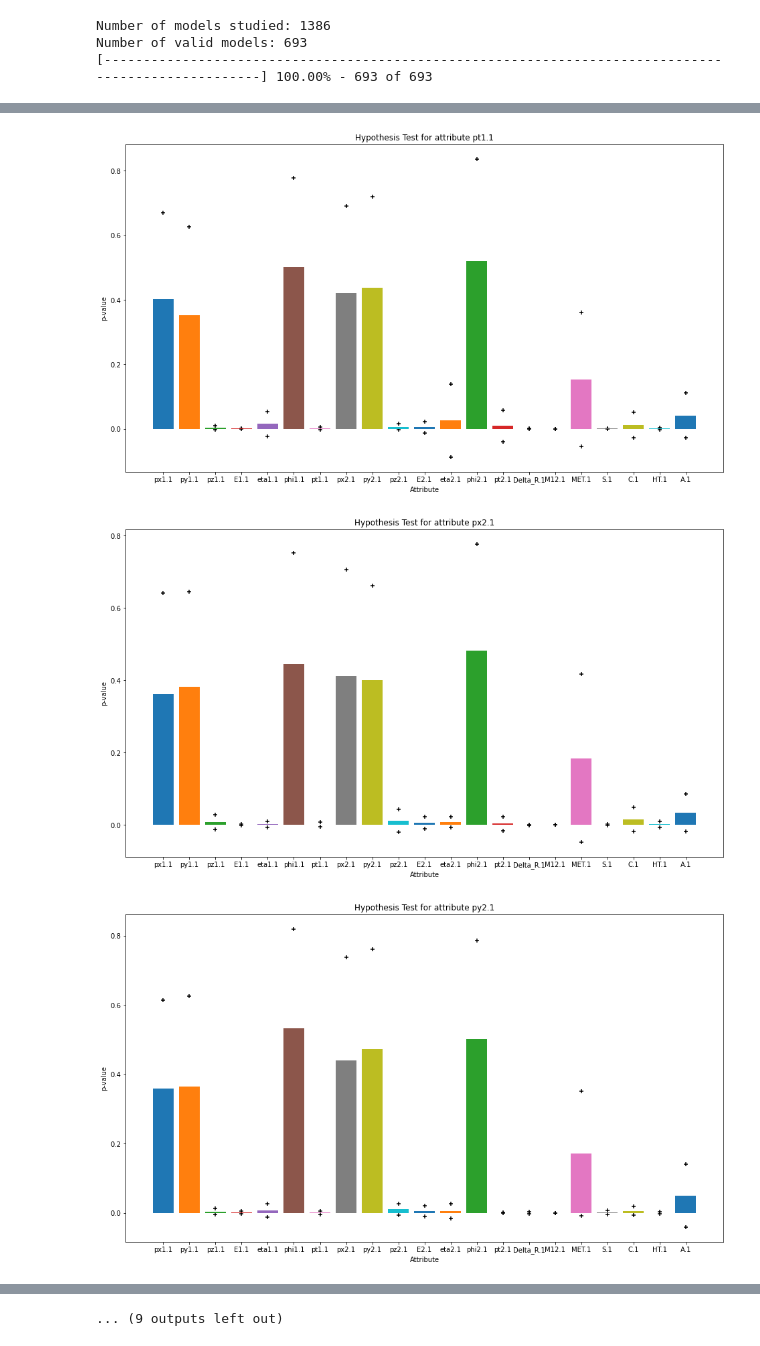
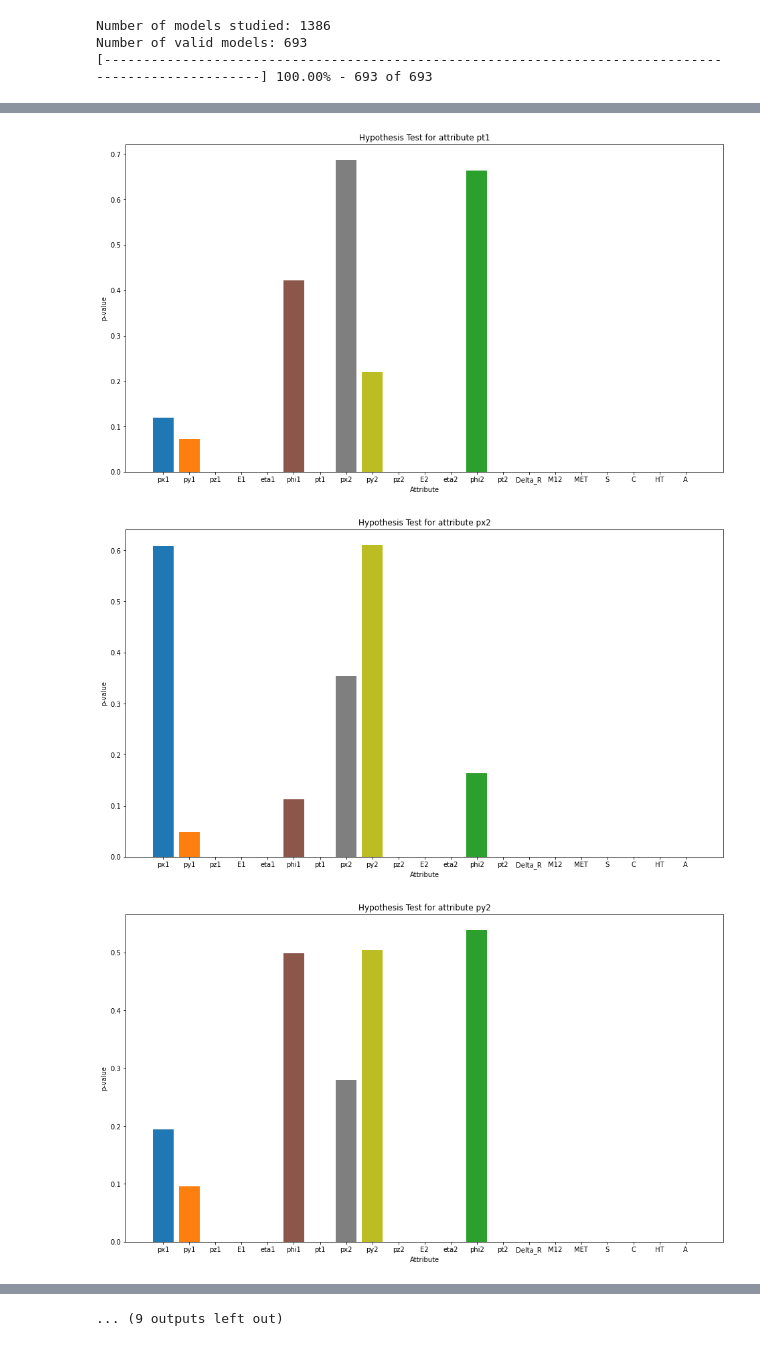
Before and after one commit to Esterci/Learning, a Jupyter notebook: Python/Anomaly_Detection/hyper_parameters_study/results_analyses.ipynb, the cells around one changed output, grey strips where cells are left out. Cells and saved outputs as stored; diff of their text form; code cells hidden in the pictures.

```diff
--- a/Python/Anomaly_Detection/hyper_parameters_study/results_analyses.ipynb
+++ b/Python/Anomaly_Detection/hyper_parameters_study/results_analyses.ipynb
@@ -36,6 +38,13 @@ print('Number of valid models: {}'.format(len(valid_models_path)))
 results_ditc = {}
 
 n_elements = len(valid_models_path)
+
+valid_columns = [
+    "px1.1","py1.1","pz1.1","E1.1","eta1.1",
+    "phi1.1","pt1.1","px2.1","py2.1","pz2.1",
+    "E2.1","eta2.1","phi2.1","pt2.1","Delta_R.1",
+    "M12.1","MET.1","S.1","C.1","HT.1","A.1"
+]
 
 for results in valid_models_path:
 
@@ -57,7 +66,11 @@ for i,results in enumerate(valid_models_path):
 
     it = name_it.split('__')[-3]
 
-    results_ditc[it]['data'].append(pd.read_csv(results))
+    df = pd.read_csv(results)
+
+    df = df[::][valid_columns]
+
+    results_ditc[it]['data'].append(df.values)
 
     #Updating progress bar
 
@@ -238,15 +192,11 @@ for dcorr in format_dict:
     fig, ax = plt.subplots()
     fig.set_size_inches(16,9)
 
-    for x,col in enumerate(format_dict[dcorr]['erro_ks']):
+    for col in format_dict[dcorr]['erro_ks'].keys():
 
-        mean = format_dict[dcorr]['erro_ks'][col]['mean']
+        p_value = format_dict[dcorr]['erro_ks'][col]
 
-        std = format_dict[dcorr]['erro_ks'][col]['std']
-
-        ax.bar(col , mean)
-        ax.scatter(col , mean+std, c='k', marker='+')
-        ax.scatter(col , mean-std, c='k', marker='+')
+        ax.bar(col , p_value)
 
     plt.title("Hypothesis Test for attribute {}".format(dcorr))
     plt.ylabel("p-value")
@@ -265,3 +215,3 @@ for dcorr in format_dict:
-[figure, old version]
+[figure, new version]
-[figure, old version]
+[figure, new version]
-[figure, old version]
+[figure, new version]
```
Also changed, not shown: parts of 25 cells of this notebook.
